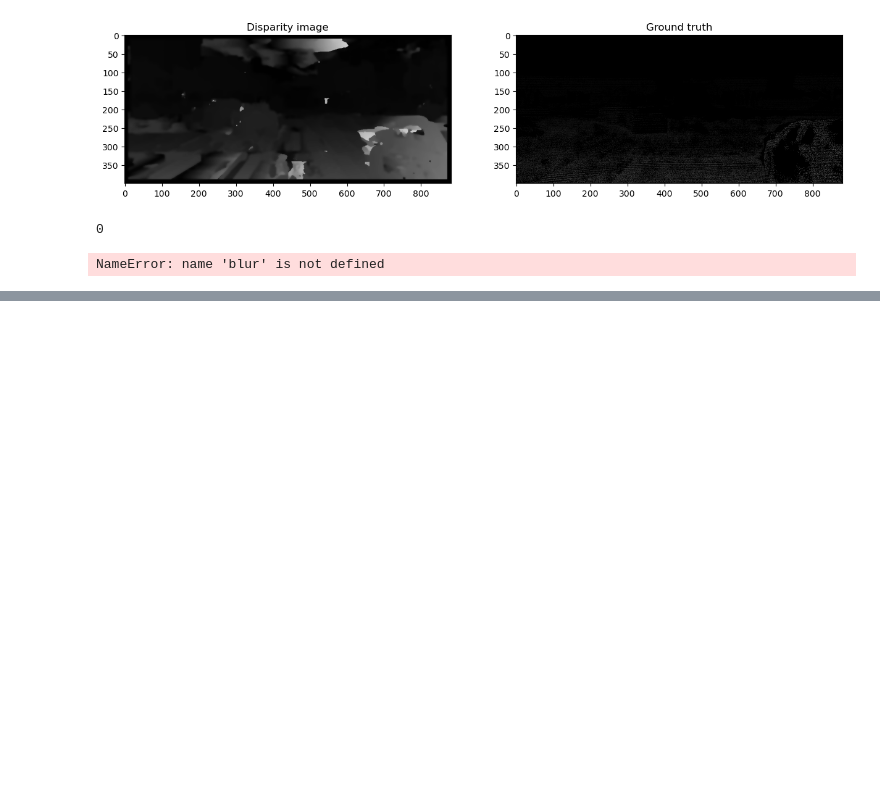
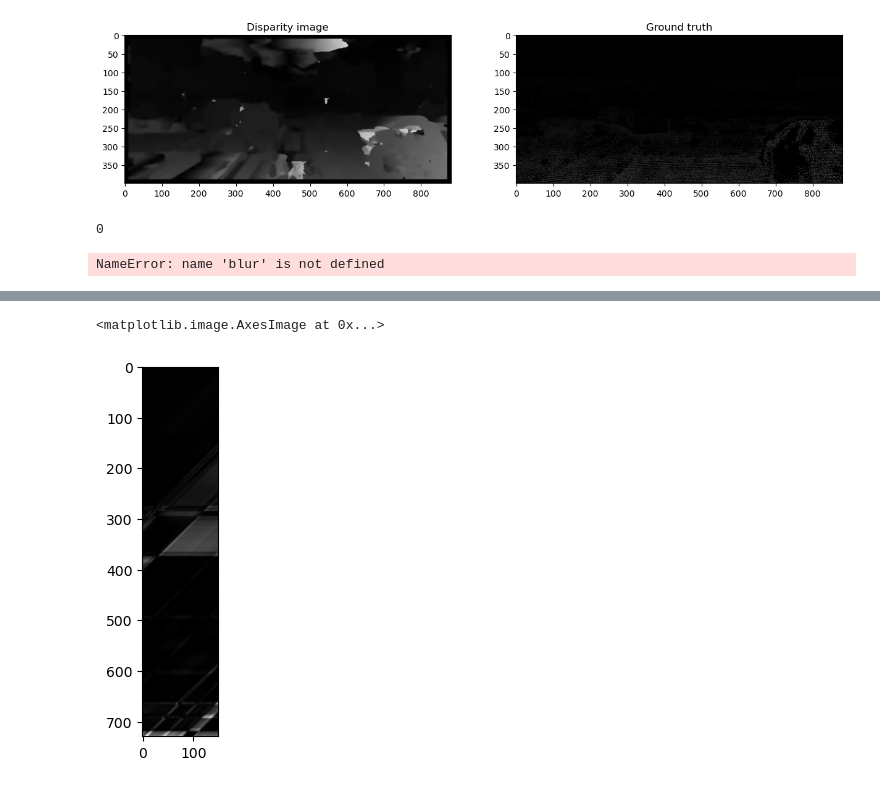
Before and after one commit to Neva-Y/Disparity-Image, a Jupyter notebook: Final-Project.ipynb, the cells around one changed output, grey strips where cells are left out. Saved outputs shown, nothing was run; the diff lists cells and outputs as text; code cells hidden in the pictures; blank space fills up the shorter version.

```diff
--- a/Final-Project.ipynb
+++ b/Final-Project.ipynb
@@ -421,0 +510,8 @@ NameError: name 'blur' is not defined
+# %%
+arr = np.transpose(np.array(dsi))
+centres = np.array([arr[i,np.arange(i,i+150)] for i in range(len(arr)-150)])
+
+plt.imshow(centres,cmap='gray')
+# %% [output]
+<matplotlib.image.AxesImage at 0x...>
+[figure, added]
```
Also changed, not shown: parts of 11 cells of this notebook.
